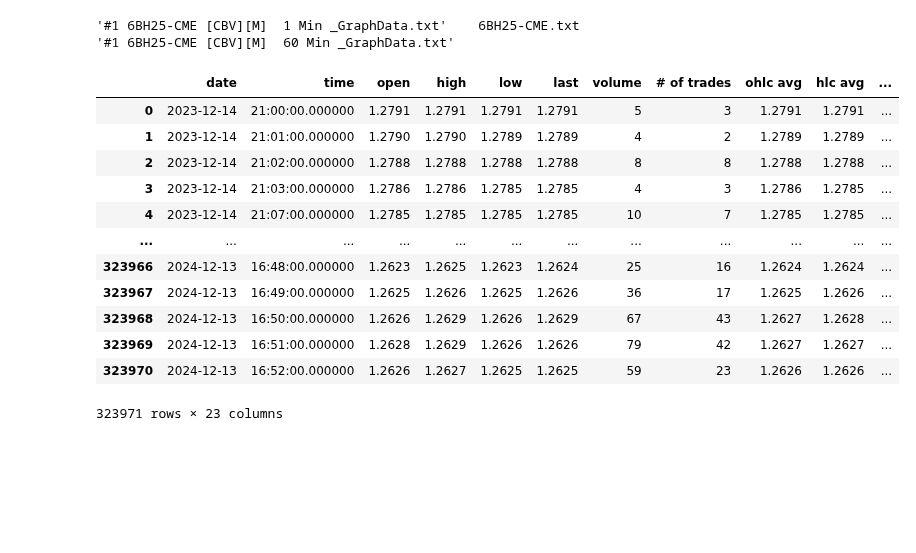
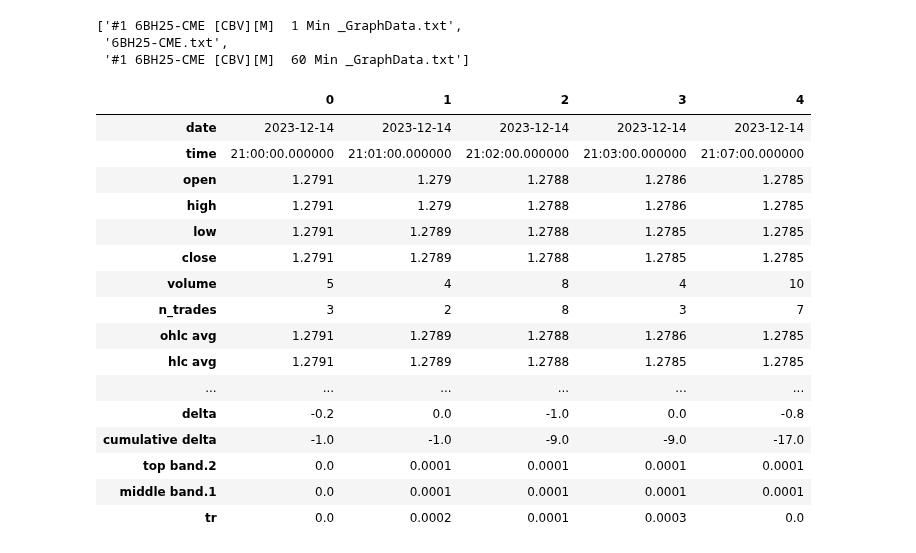
Before and after one commit to skalaydzhiyski/phitech-research, a Jupyter notebook: notebooks/explore-exported-sierra-chart-data.ipynb, the cells around one changed output. Cells and saved outputs as stored; diff of their text form; code cells hidden in the pictures; blank space fills up the shorter version.

```diff
--- a/notebooks/explore-exported-sierra-chart-data.ipynb
+++ b/notebooks/explore-exported-sierra-chart-data.ipynb
@@ -19,23 +20,55 @@ plt.rcParams['axes.formatter.limits'] = [-1000000000, 1000000000]
 # %%
-!ls /mnt/h/data/01_raw
+base_data_path = "../../phitech-data/"
+os.listdir(f"{base_data_path}/01_raw")
 # %% [output]
-'#1 6BH25-CME [CBV][M]  1 Min _GraphData.txt'    6BH25-CME.txt
-'#1 6BH25-CME [CBV][M]  60 Min _GraphData.txt'
+['#1 6BH25-CME [CBV][M]  1 Min _GraphData.txt',
+ '6BH25-CME.txt',
+ '#1 6BH25-CME [CBV][M]  60 Min _GraphData.txt']
 # %%
-res = pd.read_csv('/mnt/h/data/01_raw/#1 6BH25-CME [CBV][M]  1 Min _GraphData.txt')
-res.columns = [c.lower().strip() for c in res.columns]
-res
+res = pd.read_csv(
+    f"{base_data_path}/01_raw/#1 6BH25-CME [CBV][M]  1 Min _GraphData.txt"
+)
+res.columns = [
+    "date",
+    "time",
+    "open",
+    "high",
+    "low",
+    "close",
+    "volume",
+    "n_trades",
+    "ohlc avg",
+    "hlc avg",
+    "hl avg",
+    "bid volume",
+    "ask volume",
+    "top band",
+    "middle band",
+    "volume.1",
+    "top band.1",
+    "bottom band",
+    "delta",
+    "cumulative delta",
+    "top band.2",
+    "middle band.1",
+    "tr",
+]
+res.head(5).T
 # %% [output]
-|  | date | time | open | high | low | last | volume | # of trades | ohlc avg | hlc avg | ... |
-| 0 | 2023-12-14 | 21:00:00.000000 | 1.2791 | 1.2791 | 1.2791 | 1.2791 | 5 | 3 | 1.2791 | 1.2791 | ... |
-| 1 | 2023-12-14 | 21:01:00.000000 | 1.2790 | 1.2790 | 1.2789 | 1.2789 | 4 | 2 | 1.2789 | 1.2789 | ... |
-| 2 | 2023-12-14 | 21:02:00.000000 | 1.2788 | 1.2788 | 1.2788 | 1.2788 | 8 | 8 | 1.2788 | 1.2788 | ... |
-| 3 | 2023-12-14 | 21:03:00.000000 | 1.2786 | 1.2786 | 1.2785 | 1.2785 | 4 | 3 | 1.2786 | 1.2785 | ... |
-| 4 | 2023-12-14 | 21:07:00.000000 | 1.2785 | 1.2785 | 1.2785 | 1.2785 | 10 | 7 | 1.2785 | 1.2785 | ... |
-| ... | ... | ... | ... | ... | ... | ... | ... | ... | ... | ... | ... |
-| 323966 | 2024-12-13 | 16:48:00.000000 | 1.2623 | 1.2625 | 1.2623 | 1.2624 | 25 | 16 | 1.2624 | 1.2624 | ... |
-| 323967 | 2024-12-13 | 16:49:00.000000 | 1.2625 | 1.2626 | 1.2625 | 1.2626 | 36 | 17 | 1.2625 | 1.2626 | ... |
-| 323968 | 2024-12-13 | 16:50:00.000000 | 1.2626 | 1.2629 | 1.2626 | 1.2629 | 67 | 43 | 1.2627 | 1.2628 | ... |
-| 323969 | 2024-12-13 | 16:51:00.000000 | 1.2628 | 1.2629 | 1.2626 | 1.2626 | 79 | 42 | 1.2627 | 1.2627 | ... |
-| 323970 | 2024-12-13 | 16:52:00.000000 | 1.2626 | 1.2627 | 1.2625 | 1.2625 | 59 | 23 | 1.2626 | 1.2626 | ... |
+|  | 0 | 1 | 2 | 3 | 4 |
+| date | 2023-12-14 | 2023-12-14 | 2023-12-14 | 2023-12-14 | 2023-12-14 |
+| time | 21:00:00.000000 | 21:01:00.000000 | 21:02:00.000000 | 21:03:00.000000 | 21:07:00.000000 |
+| open | 1.2791 | 1.279 | 1.2788 | 1.2786 | 1.2785 |
+| high | 1.2791 | 1.279 | 1.2788 | 1.2786 | 1.2785 |
+| low | 1.2791 | 1.2789 | 1.2788 | 1.2785 | 1.2785 |
+| close | 1.2791 | 1.2789 | 1.2788 | 1.2785 | 1.2785 |
+| volume | 5 | 4 | 8 | 4 | 10 |
+| n_trades | 3 | 2 | 8 | 3 | 7 |
+| ohlc avg | 1.2791 | 1.2789 | 1.2788 | 1.2786 | 1.2785 |
+| hlc avg | 1.2791 | 1.2789 | 1.2788 | 1.2785 | 1.2785 |
+| ... | ... | ... | ... | ... | ... |
+| delta | -0.2 | 0.0 | -1.0 | 0.0 | -0.8 |
+| cumulative delta | -1.0 | -1.0 | -9.0 | -9.0 | -17.0 |
+| top band.2 | 0.0 | 0.0001 | 0.0001 | 0.0001 | 0.0001 |
+| middle band.1 | 0.0 | 0.0001 | 0.0001 | 0.0001 | 0.0001 |
+| tr | 0.0 | 0.0002 | 0.0001 | 0.0003 | 0.0 |
-323971 rows × 23 columns
```
Also changed, not shown: parts of 4 cells of this notebook, 3 other files.
